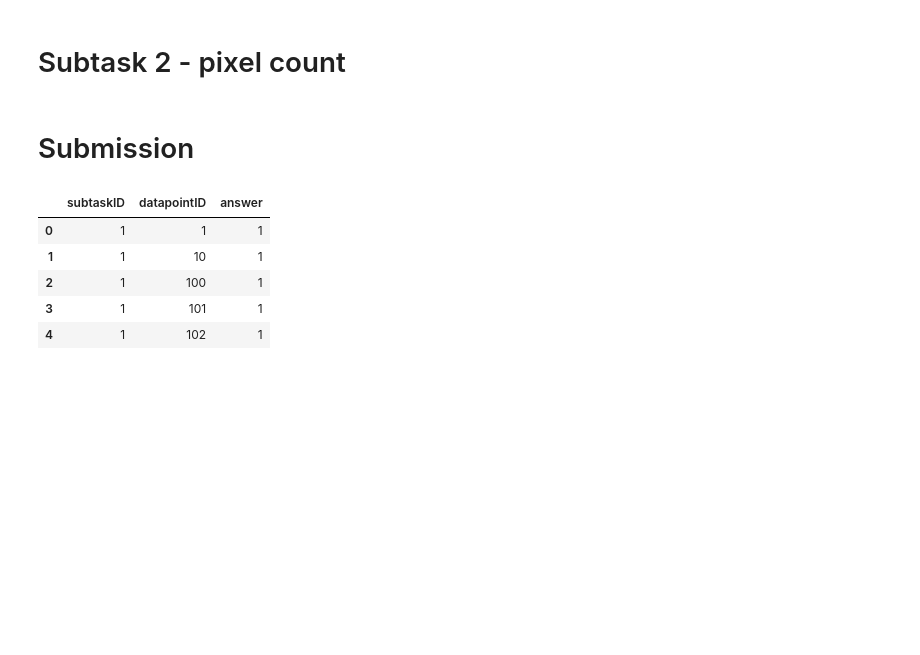
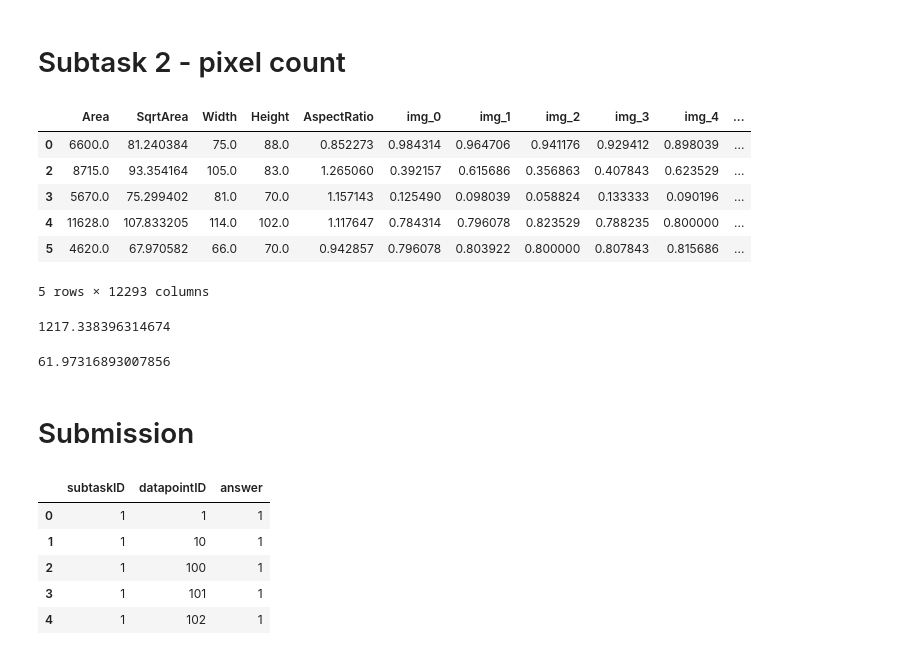
Before and after one commit to stefanasandei/roai-solved, a Jupyter notebook: nitro-nlp/2025/find-the-ducks/find-the-ducks.ipynb, the cells around one changed output. Cells and saved outputs as stored; diff of their text form; code cells hidden in the pictures; blank space fills up the shorter version.

```diff
--- a/nitro-nlp/2025/find-the-ducks/find-the-ducks.ipynb
+++ b/nitro-nlp/2025/find-the-ducks/find-the-ducks.ipynb
@@ -242,3 +283,55 @@ model.train(data="dataset.yaml", epochs=15, imgsz=640, device=0, batch=8)
 # %% [markdown]
 # Subtask 2 - pixel count
+# %%
+def preprocess_img_for2(img: Image, bbox: torch.Tensor):
+    x1, y1, x2, y2 = [int(b) for b in bbox]
+    img = img.crop((x1, y1, x2, y2))
+    img = img.resize((64, 64))
+    img = np.array(img, dtype=np.float32)
+    return img.flatten() / 255
+
+
+def setup_img_2(datapoint_id: int, bbox: list[int]):
+    path = os.path.join(images_path, f"train_dataset\\{datapoint_id}.png")
+    img = Image.open(path).convert("RGB")
+
+    return preprocess_img_for2(img, bbox)
+
+
+def get_df_2():
+    df = pd.read_csv(f"./train_data.csv")
+    df = df.drop(df[df["PixelCount"] == 0].index)
+
+    df["BoundingBox"] = df["BoundingBox"].str.split().apply(lambda x: list(map(float, x)))
+
+    df["Area"] = df["BoundingBox"].apply(lambda b: (b[2] - b[0]) * (b[3] - b[1]))
+    df["SqrtArea"] = np.sqrt(df["Area"])
+    df["Width"] = df["BoundingBox"].apply(lambda b: b[2] - b[0])
+    df["Height"] = df["BoundingBox"].apply(lambda b: b[3] - b[1])
+    df["AspectRatio"] = df["Width"] / df["Height"]
+
+    # sklearn can't work with a column made out of a list
+    # so we make each pixel its own column, this way we can use image + other features
+    df["Image"] = df.apply(
+        lambda x: setup_img_2(x["DatapointID"], x["BoundingBox"]), axis=1
+    )
+    image_features = pd.DataFrame(df["Image"].tolist()).add_prefix("img_")
+    df = pd.concat([df, image_features], axis=1)
+
+    df = df.dropna(axis=0)
+
+    y = df["PixelCount"]
+    X = df.drop(["PixelCount", "DuckOrNoDuck", "DatapointID", "Image", "BoundingBox"], axis=1)
+    return X, y
+
+X, y = get_df_2()
+X.head()
+# %% [output]
+|  | Area | SqrtArea | Width | Height | AspectRatio | img_0 | img_1 | img_2 | img_3 | img_4 | ... |
+| 0 | 6600.0 | 81.240384 | 75.0 | 88.0 | 0.852273 | 0.984314 | 0.964706 | 0.941176 | 0.929412 | 0.898039 | ... |
+| 2 | 8715.0 | 93.354164 | 105.0 | 83.0 | 1.265060 | 0.392157 | 0.615686 | 0.356863 | 0.407843 | 0.623529 | ... |
+| 3 | 5670.0 | 75.299402 | 81.0 | 70.0 | 1.157143 | 0.125490 | 0.098039 | 0.058824 | 0.133333 | 0.090196 | ... |
+| 4 | 11628.0 | 107.833205 | 114.0 | 102.0 | 1.117647 | 0.784314 | 0.796078 | 0.823529 | 0.788235 | 0.800000 | ... |
+| 5 | 4620.0 | 67.970582 | 66.0 | 70.0 | 0.942857 | 0.796078 | 0.803922 | 0.800000 | 0.807843 | 0.815686 | ... |
+5 rows × 12293 columns
 # %%
@@ -246,3 +344,17 @@ model.train(data="dataset.yaml", epochs=15, imgsz=640, device=0, batch=8)
+# %%
+svr = SVR()
+svr.fit(X_train, y_train)
+
+root_mean_squared_error(y_test, svr.predict(X_test))
+# %% [output]
+1217.338396314674
+# %%
+gb = GradientBoostingRegressor(random_state=seed)
+gb.fit(X_train, y_train)
+
+root_mean_squared_error(y_test, gb.predict(X_test))
+# %% [output]
+61.97316893007856
 # %% [markdown]
 # Submission
 # %%
```
Also changed, not shown: parts of 7 cells of this notebook, 2 other files.
